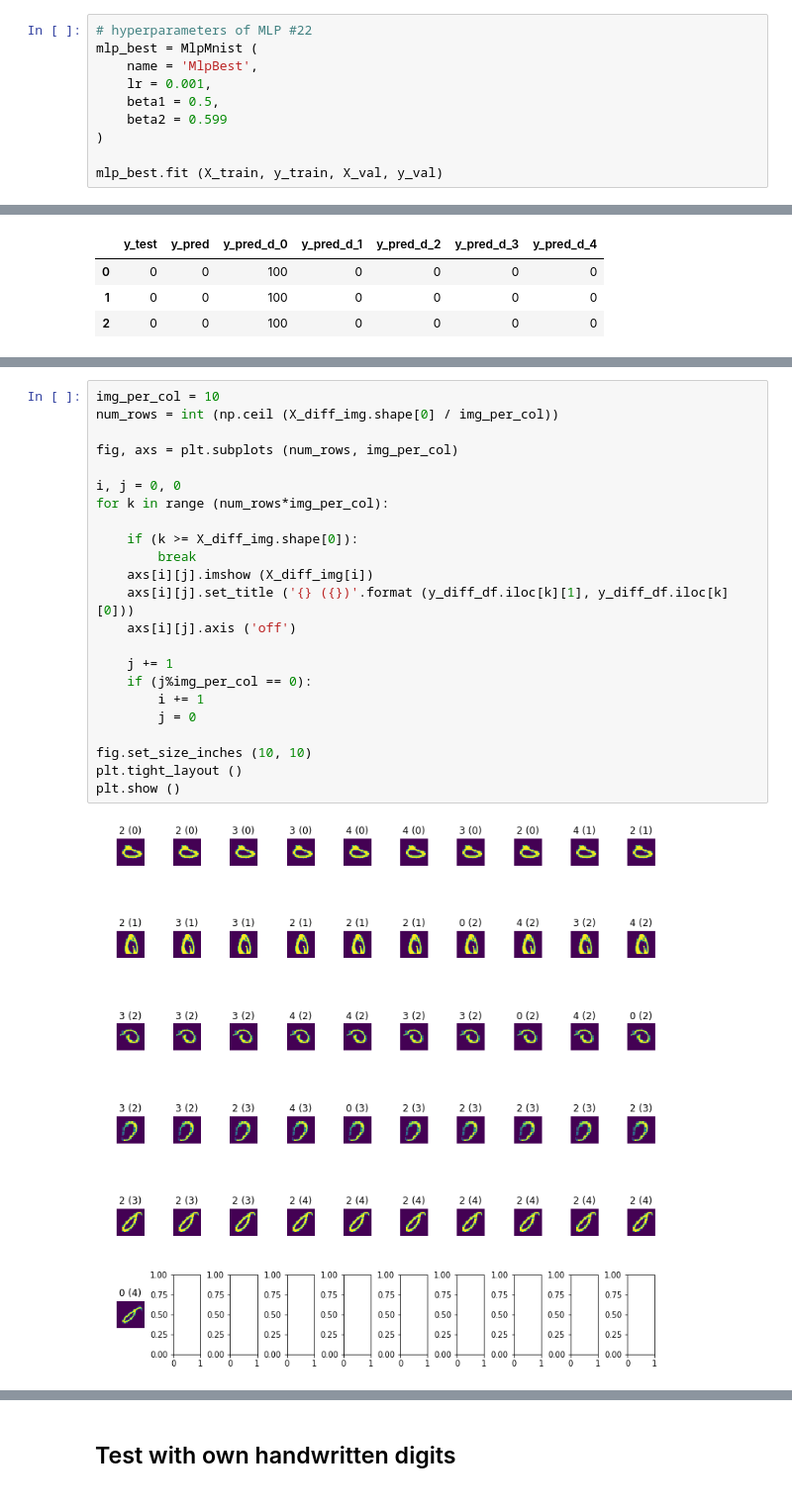
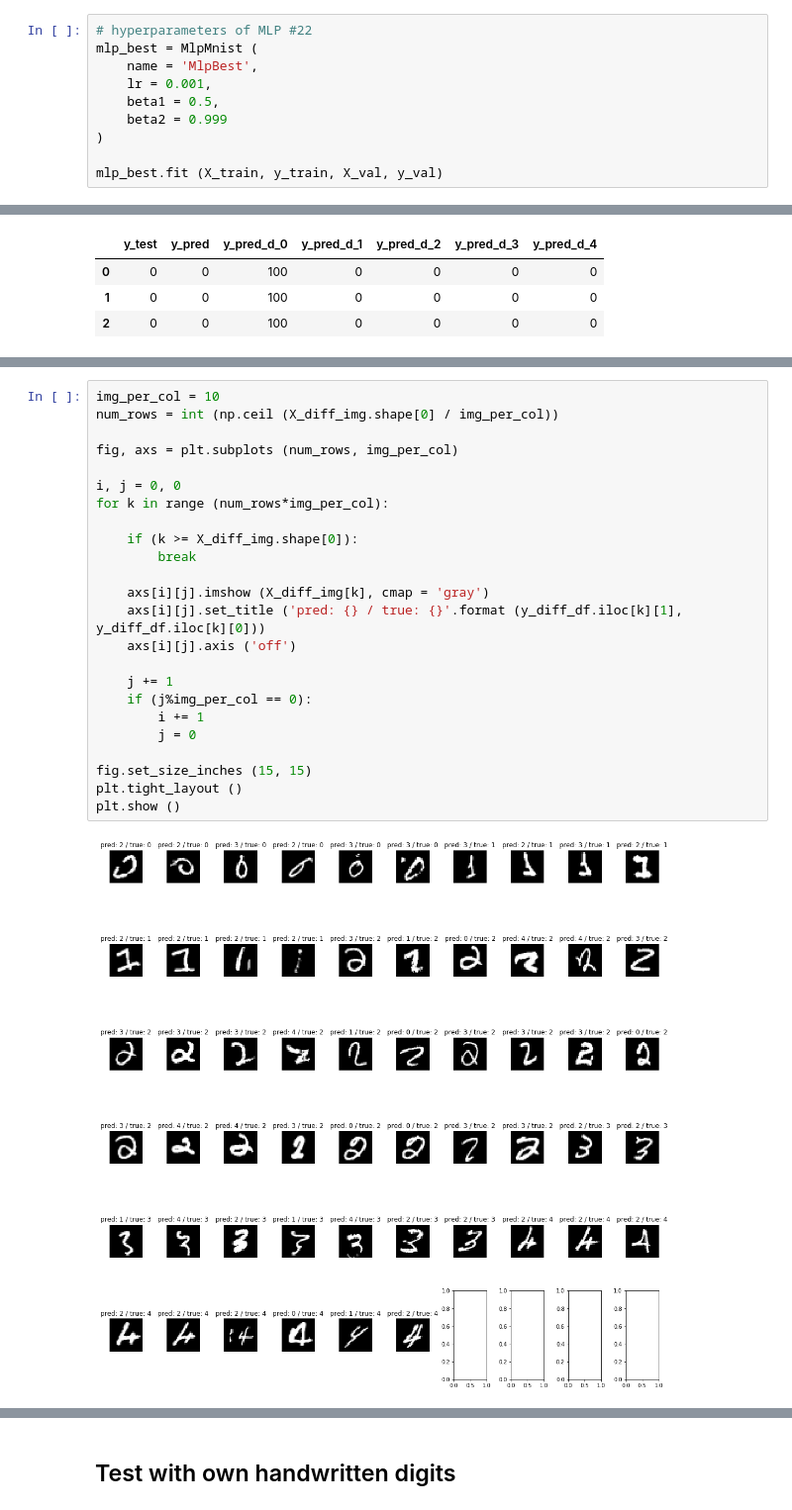
Before and after one commit to damilo/project.ml, a Jupyter notebook: project.ml.tf-c11.08/project.ml.tf-c11.08.ipynb, the cells around one changed output, grey strips where cells are left out. Shown at 99% size. Drawn from its saved outputs; the diff is of its cells as text.

```diff
--- a/project.ml.tf-c11.08/project.ml.tf-c11.08.ipynb
+++ b/project.ml.tf-c11.08/project.ml.tf-c11.08.ipynb
@@ -409,7 +452,7 @@ mlp_best = MlpMnist (
     name = 'MlpBest',
     lr = 0.001,
     beta1 = 0.5,
-    beta2 = 0.599
+    beta2 = 0.999
 )
 
 mlp_best.fit (X_train, y_train, X_val, y_val)
@@ -493,25 +525,26 @@ IndexError: single positional indexer is out-of-bounds
 # %%
 img_per_col = 10
 num_rows = int (np.ceil (X_diff_img.shape[0] / img_per_col))
 
 fig, axs = plt.subplots (num_rows, img_per_col)
 
 i, j = 0, 0
 for k in range (num_rows*img_per_col):
 
     if (k >= X_diff_img.shape[0]):
         break
-    axs[i][j].imshow (X_diff_img[i])
-    axs[i][j].set_title ('{} ({})'.format (y_diff_df.iloc[k][1], y_diff_df.iloc[k][0]))
+
+    axs[i][j].imshow (X_diff_img[k], cmap = 'gray')
+    axs[i][j].set_title ('pred: {} / true: {}'.format (y_diff_df.iloc[k][1], y_diff_df.iloc[k][0]))
     axs[i][j].axis ('off')
 
     j += 1
     if (j%img_per_col == 0):
         i += 1
         j = 0
 
-fig.set_size_inches (10, 10)
+fig.set_size_inches (15, 15)
 plt.tight_layout ()
 plt.show ()
 # %% [output]
-[figure, old version]
+[figure, new version]
```
Also changed, not shown: parts of 25 cells of this notebook.
